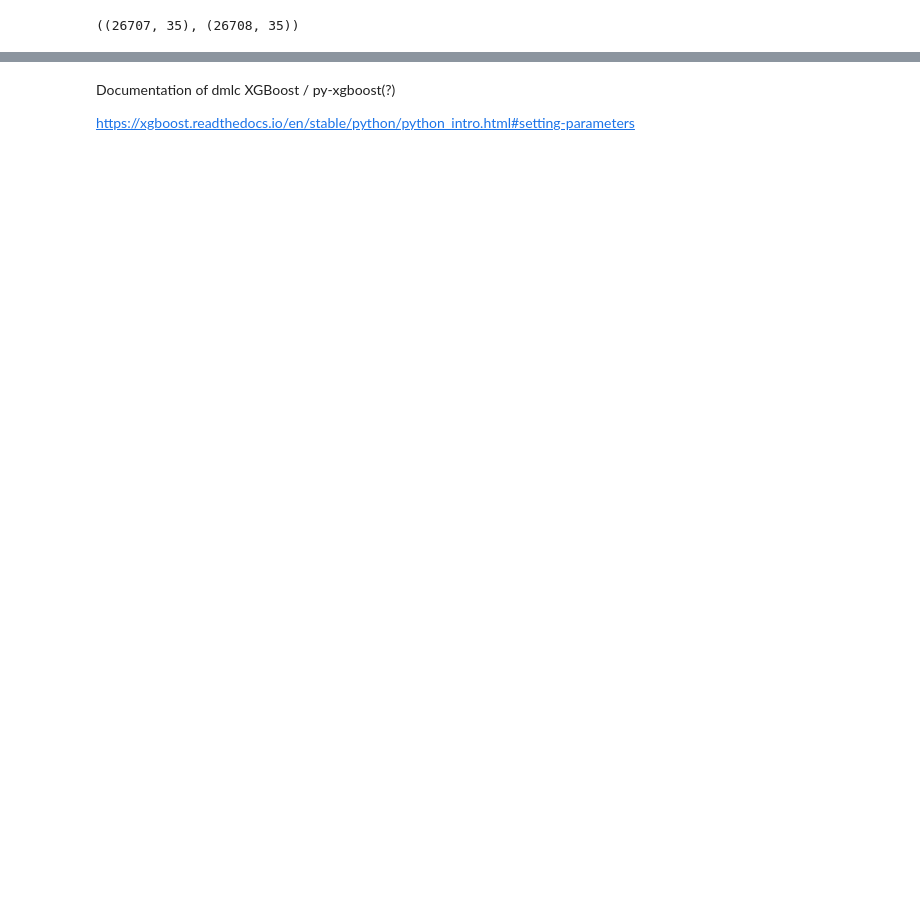
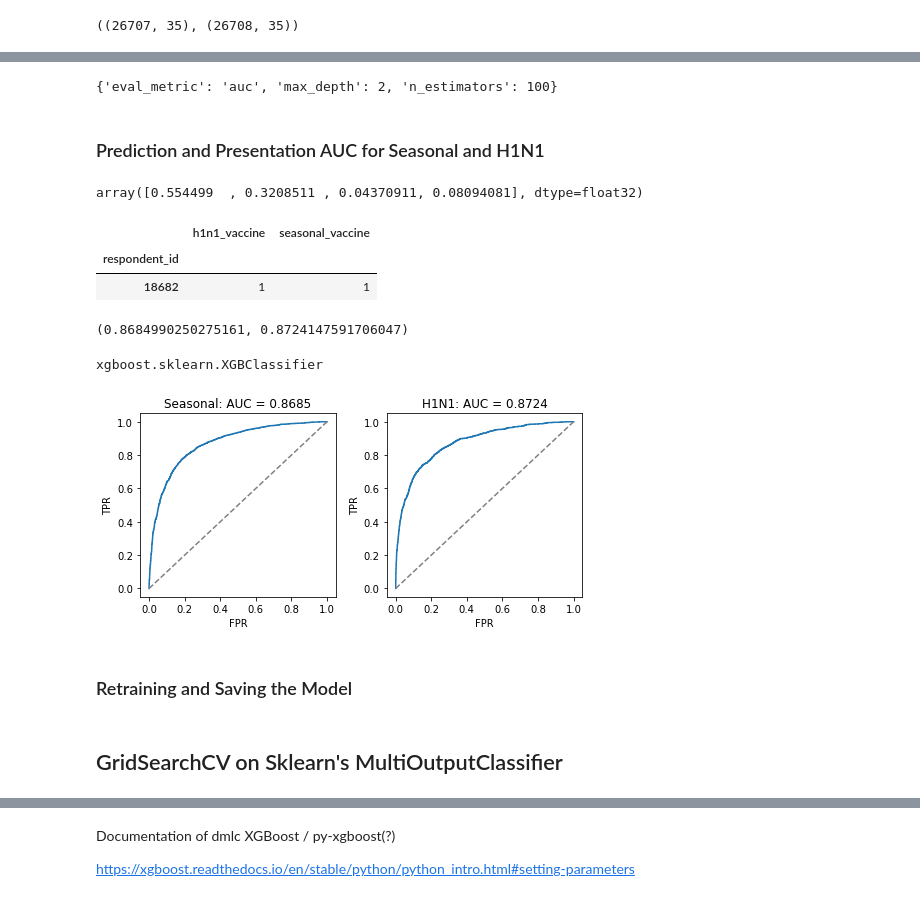
Before and after one commit to BorScho/FluShot_Competition, a Jupyter notebook: flu_shot_xgboost.ipynb, the cells around one changed output, grey strips where cells are left out. Cells and saved outputs as stored; diff of their text form; code cells hidden in the pictures; blank space fills up the shorter version.

Commit message:
xgboost with scikit api

```diff
--- a/flu_shot_xgboost.ipynb
+++ b/flu_shot_xgboost.ipynb
@@ -85,0 +176,4 @@ full_pipeline = Pipeline([
+# %%
+# training on a four-class output:
+
+gs_pipeline.fit(X_train, y_train_cat)
@@ -85,0 +198,47 @@ full_pipeline = Pipeline([
+# %%
+best_params = gs_pipeline["gs_clf"].best_params_
+print(best_params)
+# %% [output]
+{'eval_metric': 'auc', 'max_depth': 2, 'n_estimators': 100}
+# %% [markdown]
+### Prediction and Presentation AUC for Seasonal and H1N1 ###
+# %%
+y_preds = gs_pipeline.predict_proba(X_eval)
+# %%
+# probabilities for the four categories:
+y_preds[0]
+# %% [output]
+array([0.554499  , 0.3208511 , 0.04370911, 0.08094081], dtype=float32)
+# %%
+# for this task we assume, that h1n1- and seasonal-vaccination are predicted independently, i.e. the case of both vaccinations, [1,1] counts for each
+# single case i.e. [0,1] and [1,0]:
+
+y_pred_proba_seasonal = y_preds[:,1] + y_preds[:, 3]
+y_pred_proba_h1n1 = y_preds[:,2] + y_preds[:,3]
+# %%
+# peek at data-shapes:
+y_eval.head(1)
+# %% [output]
+|  | h1n1_vaccine | seasonal_vaccine |
+| respondent_id |  |  |
+| 18682 | 1 | 1 |
+# %%
+y_eval_seasonal = y_eval.values[:,1]
+y_eval_h1n1 = y_eval.values[:,0]
+# %%
+roc_auc_score(y_eval_seasonal, y_pred_proba_seasonal), roc_auc_score(y_eval_h1n1, y_pred_proba_h1n1)
+# %% [output]
+(0.8684990250275161, 0.8724147591706047)
+# %%
+type()
+# %% [output]
+xgboost.sklearn.XGBClassifier
+# %%
+fig, ax = plt.subplots(1,2,figsize=(7, 3.5))
+plot_roc(y_eval_seasonal, y_pred_proba_seasonal, "Seasonal", ax=ax[0])
+plot_roc(y_eval_h1n1, y_pred_proba_h1n1, "H1N1", ax=ax[1])
+fig.tight_layout()
+# %% [output]
+[figure, added]
+# %% [markdown]
+### Retraining and Saving the Model ###
@@ -85,0 +261,2 @@ full_pipeline = Pipeline([
+# %% [markdown]
+## GridSearchCV on Sklearn's MultiOutputClassifier ##
```
Also changed, not shown: parts of 30 cells of this notebook, 2 other files.
